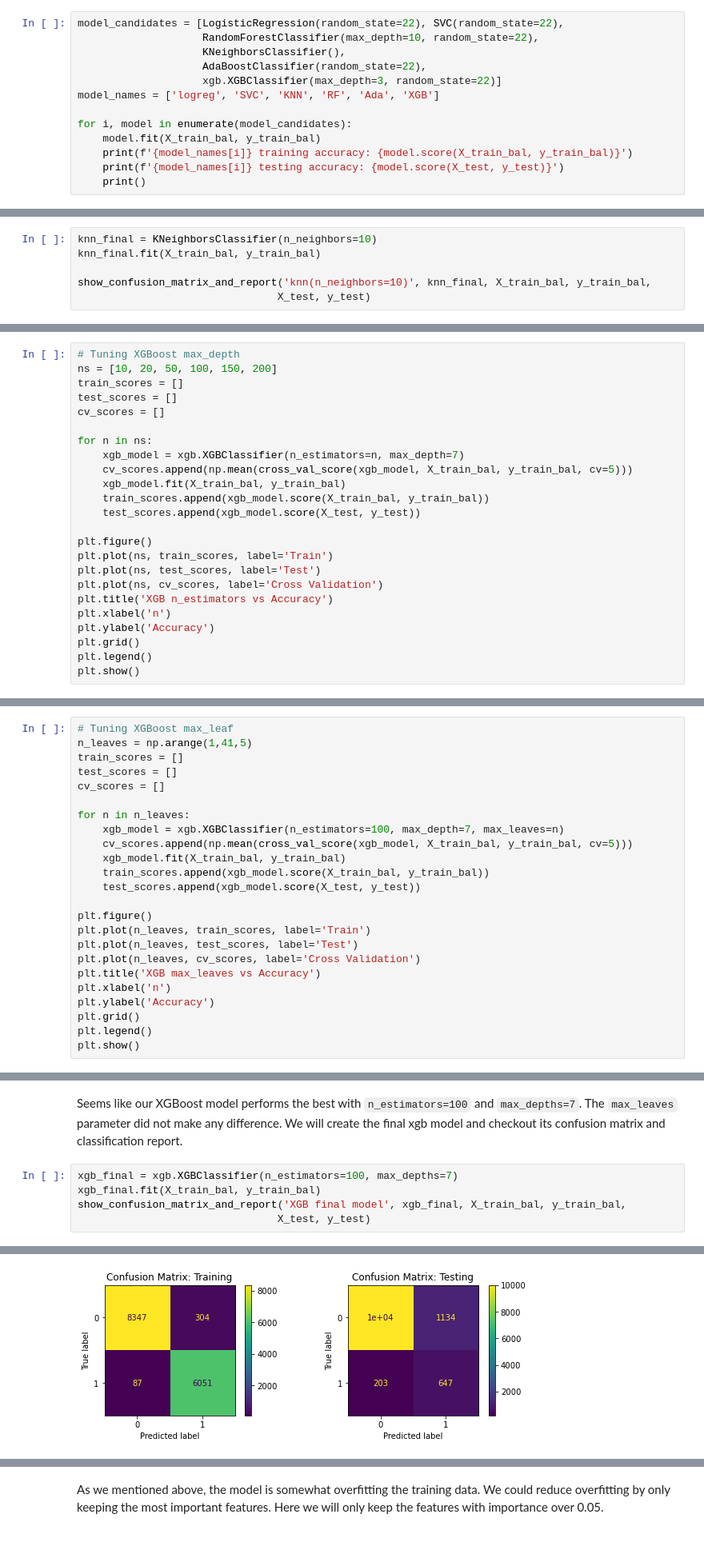
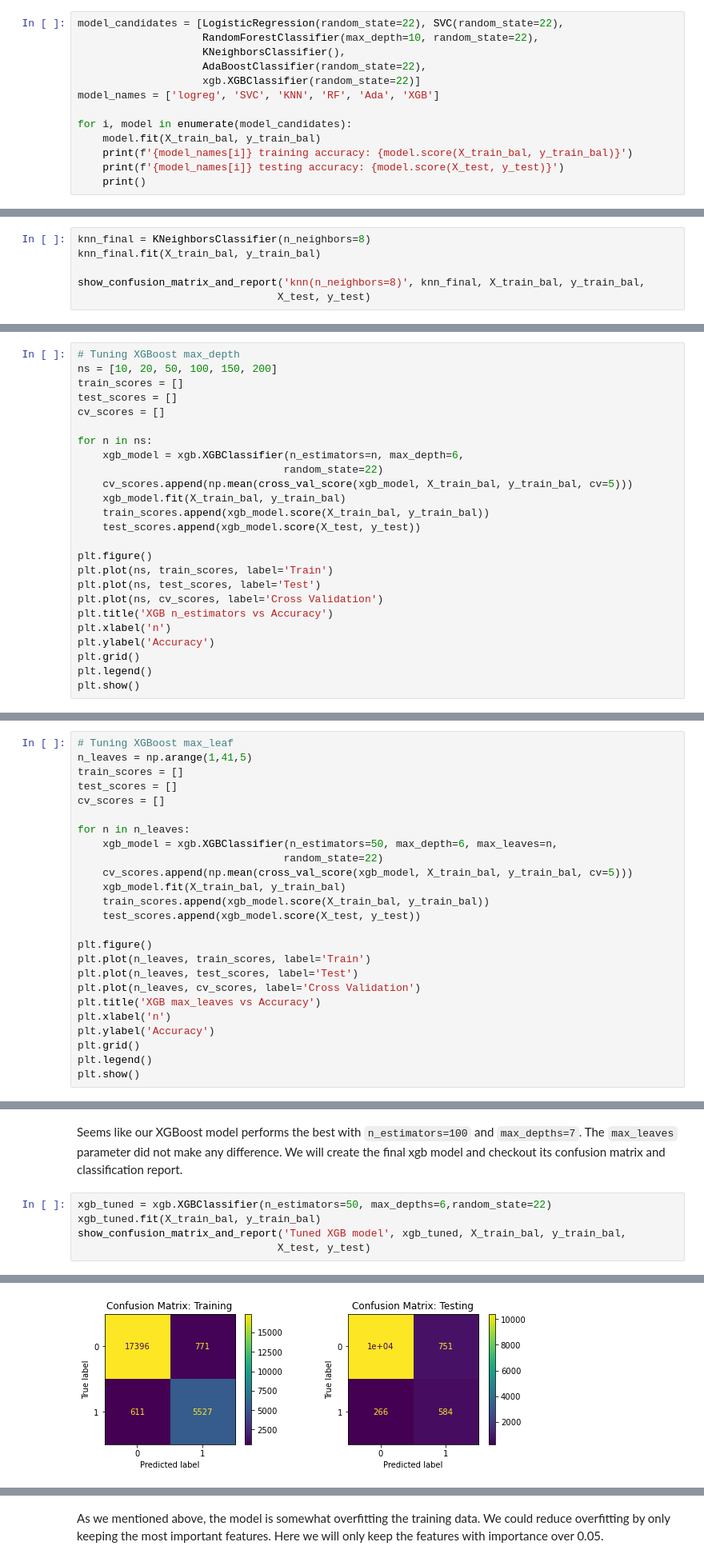
Before and after one commit to XO-Appleton/TermDeposit, a Jupyter notebook: term_deposit_marketing.ipynb, the cells around one changed output, grey strips where cells are left out. Shown at 80% size. Drawn from its saved outputs; the diff is of its cells as text.

```diff
--- a/term_deposit_marketing.ipynb
+++ b/term_deposit_marketing.ipynb
@@ -527,7 +525,7 @@ model_candidates = [LogisticRegression(random_state=22), SVC(random_state=22),
                     RandomForestClassifier(max_depth=10, random_state=22),
                     KNeighborsClassifier(),
                     AdaBoostClassifier(random_state=22),
-                    xgb.XGBClassifier(max_depth=3, random_state=22)]
+                    xgb.XGBClassifier(random_state=22)]
 model_names = ['logreg', 'SVC', 'KNN', 'RF', 'Ada', 'XGB']
 
 for i, model in enumerate(model_candidates):
@@ -793,9 +791,9 @@ By increasing the number of nearest neighbors, we gradually reduce the overfitti
 
 Let's take a look at its confusion matrix and classification report.
 # %%
-knn_final = KNeighborsClassifier(n_neighbors=10)
+knn_final = KNeighborsClassifier(n_neighbors=8)
 knn_final.fit(X_train_bal, y_train_bal)
 
-show_confusion_matrix_and_report('knn(n_neighbors=10)', knn_final, X_train_bal, y_train_bal,
+show_confusion_matrix_and_report('knn(n_neighbors=8)', knn_final, X_train_bal, y_train_bal,
                                 X_test, y_test)
 # %% [output]
@@ -855,7 +853,8 @@ test_scores = []
 cv_scores = []
 
 for n in ns:
-    xgb_model = xgb.XGBClassifier(n_estimators=n, max_depth=7)
+    xgb_model = xgb.XGBClassifier(n_estimators=n, max_depth=6,
+                                 random_state=22)
     cv_scores.append(np.mean(cross_val_score(xgb_model, X_train_bal, y_train_bal, cv=5)))
     xgb_model.fit(X_train_bal, y_train_bal)
     train_scores.append(xgb_model.score(X_train_bal, y_train_bal))
@@ -881,7 +880,8 @@ test_scores = []
 cv_scores = []
 
 for n in n_leaves:
-    xgb_model = xgb.XGBClassifier(n_estimators=100, max_depth=7, max_leaves=n)
+    xgb_model = xgb.XGBClassifier(n_estimators=50, max_depth=6, max_leaves=n,
+                                 random_state=22)
     cv_scores.append(np.mean(cross_val_score(xgb_model, X_train_bal, y_train_bal, cv=5)))
     xgb_model.fit(X_train_bal, y_train_bal)
     train_scores.append(xgb_model.score(X_train_bal, y_train_bal))
@@ -902,8 +902,8 @@ plt.show()
 # %% [markdown]
 Seems like our XGBoost model performs the best with `n_estimators=100` and `max_depths=7`. The `max_leaves` parameter did not make any difference. We will create the final xgb model and checkout its confusion matrix and classification report.
 # %%
-xgb_final = xgb.XGBClassifier(n_estimators=100, max_depths=7)
-xgb_final.fit(X_train_bal, y_train_bal)
-show_confusion_matrix_and_report('XGB final model', xgb_final, X_train_bal, y_train_bal,
+xgb_tuned = xgb.XGBClassifier(n_estimators=50, max_depths=6,random_state=22)
+xgb_tuned.fit(X_train_bal, y_train_bal)
+show_confusion_matrix_and_report('Tuned XGB model', xgb_tuned, X_train_bal, y_train_bal,
                                 X_test, y_test)
 # %% [output]
@@ -914,5 +914,5 @@ Confusion matrices: XGB final model
 ----------------------------------
-[figure, old version]
+[figure, new version]
 Training data classification report:
 ----------------------------------
                precision    recall  f1-score   support
```
Also changed, not shown: parts of 40 cells of this notebook.
